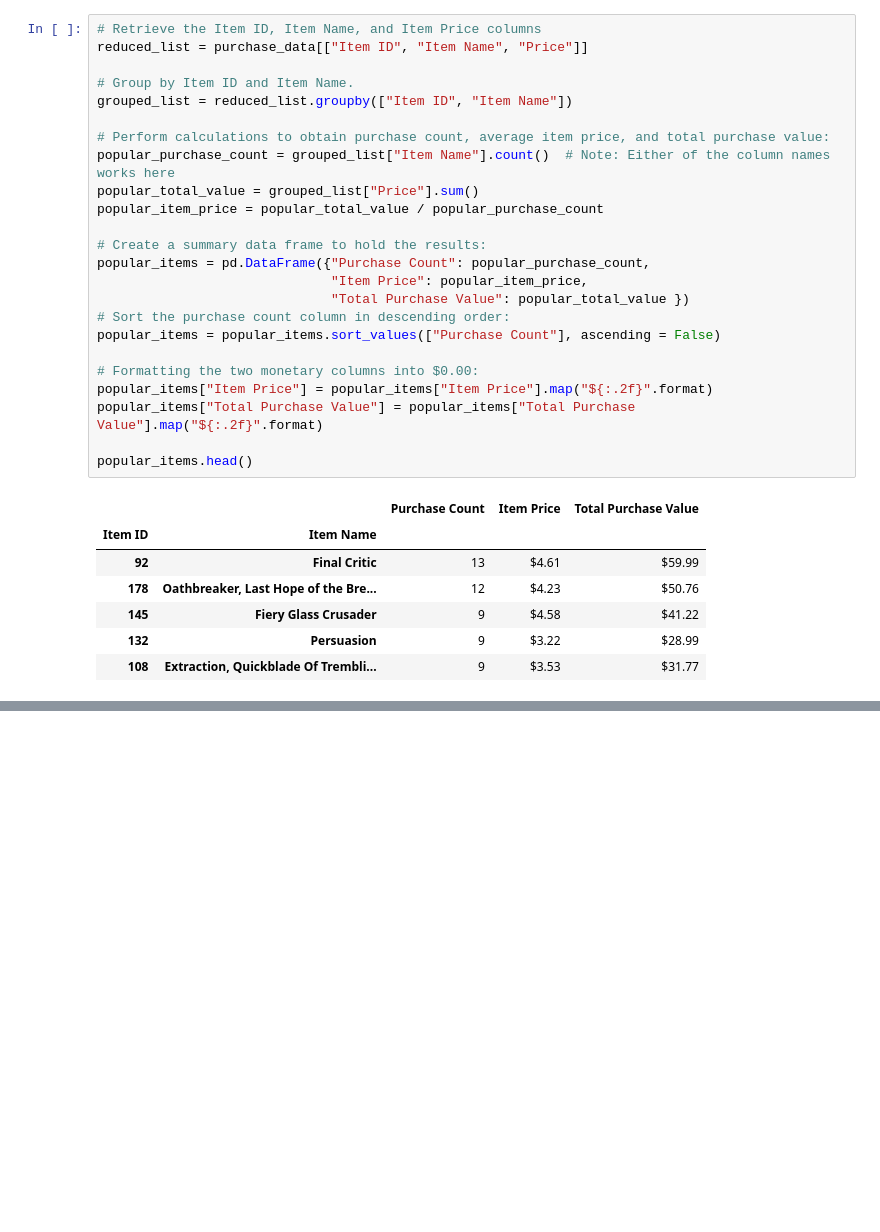
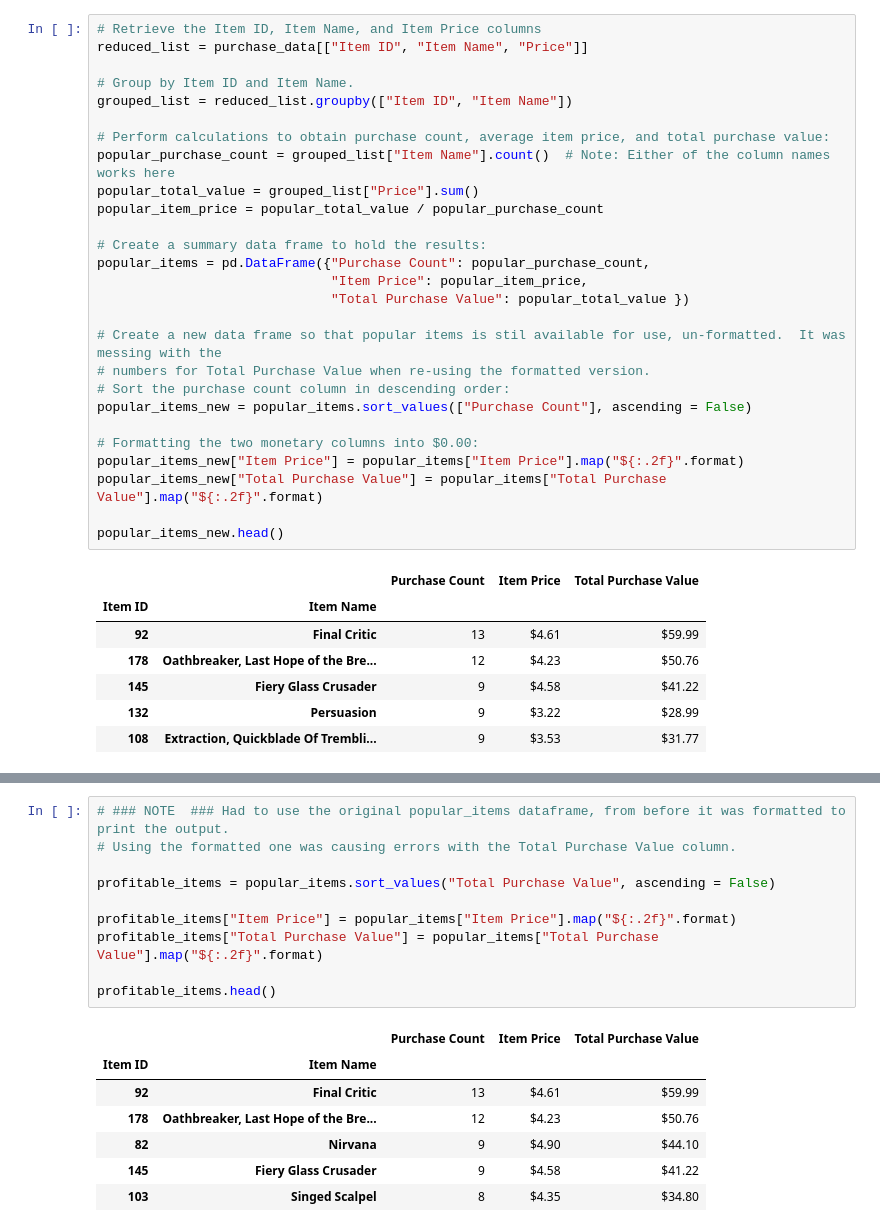
Before and after one commit to Auburn9698/pandas-challenge, a Jupyter notebook: HeroesOfPymoli/Pandas Homework.ipynb, the cells around one changed output, grey strips where cells are left out. Saved outputs shown, nothing was run; the diff lists cells and outputs as text; blank space fills up the shorter version.

```diff
--- a/HeroesOfPymoli/Pandas Homework.ipynb
+++ b/HeroesOfPymoli/Pandas Homework.ipynb
@@ -379,14 +361,17 @@ popular_item_price = popular_total_value / popular_purchase_count
 popular_items = pd.DataFrame({"Purchase Count": popular_purchase_count,
                               "Item Price": popular_item_price,
                               "Total Purchase Value": popular_total_value })
+
+# Create a new data frame so that popular items is stil available for use, un-formatted.  It was messing with the
+# numbers for Total Purchase Value when re-using the formatted version.
 # Sort the purchase count column in descending order:
-popular_items = popular_items.sort_values(["Purchase Count"], ascending = False)
+popular_items_new = popular_items.sort_values(["Purchase Count"], ascending = False)
 
 # Formatting the two monetary columns into $0.00:
-popular_items["Item Price"] = popular_items["Item Price"].map("${:.2f}".format)
-popular_items["Total Purchase Value"] = popular_items["Total Purchase Value"].map("${:.2f}".format)
+popular_items_new["Item Price"] = popular_items["Item Price"].map("${:.2f}".format)
+popular_items_new["Total Purchase Value"] = popular_items["Total Purchase Value"].map("${:.2f}".format)
 
-popular_items.head()
+popular_items_new.head()
 # %% [output]
 |  |  | Purchase Count | Item Price | Total Purchase Value |
 | Item ID | Item Name |  |  |  |
@@ -397,0 +393,18 @@ popular_items.head()
+# %%
+# ### NOTE  ### Had to use the original popular_items dataframe, from before it was formatted to print the output.
+# Using the formatted one was causing errors with the Total Purchase Value column.
+
+profitable_items = popular_items.sort_values("Total Purchase Value", ascending = False)
+
+profitable_items["Item Price"] = popular_items["Item Price"].map("${:.2f}".format)
+profitable_items["Total Purchase Value"] = popular_items["Total Purchase Value"].map("${:.2f}".format)
+
+profitable_items.head()
+# %% [output]
+|  |  | Purchase Count | Item Price | Total Purchase Value |
+| Item ID | Item Name |  |  |  |
+| 92 | Final Critic | 13 | $4.61 | $59.99 |
+| 178 | Oathbreaker, Last Hope of the Bre... | 12 | $4.23 | $50.76 |
+| 82 | Nirvana | 9 | $4.90 | $44.10 |
+| 145 | Fiery Glass Crusader | 9 | $4.58 | $41.22 |
+| 103 | Singed Scalpel | 8 | $4.35 | $34.80 |
```
Also changed, not shown: parts of 3 cells of this notebook.
